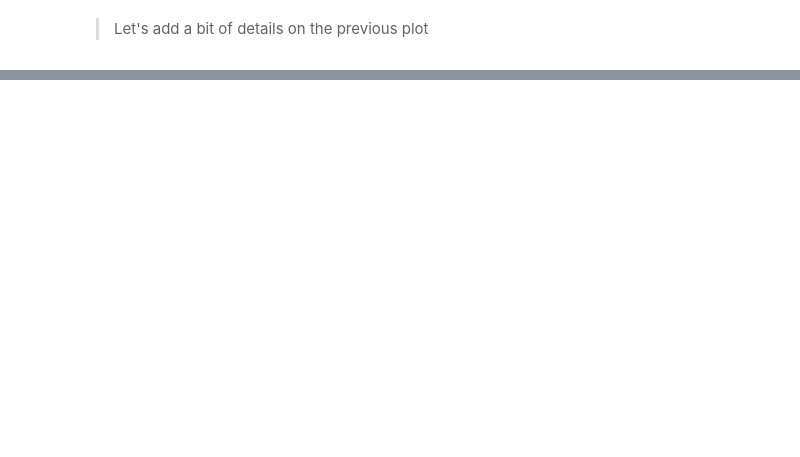
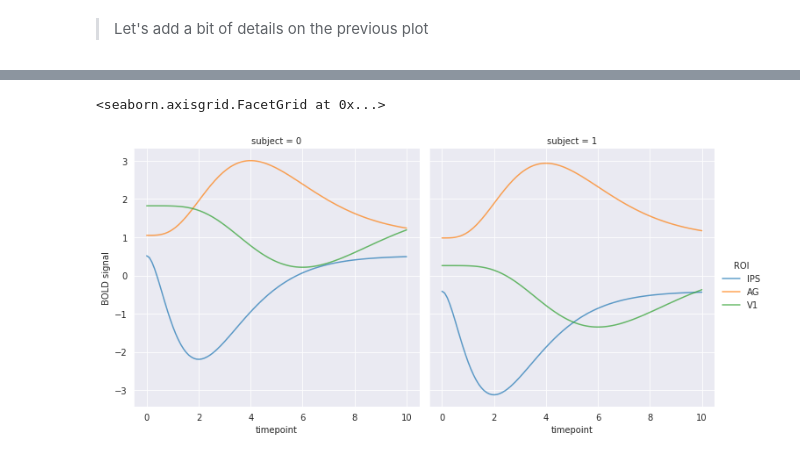
Before and after one commit to erikmagic/python-tutorials, a Jupyter notebook: seaborn/seaborn_en.ipynb, the cells around one changed output, grey strips where cells are left out. Drawn from its saved outputs; the diff is of its cells as text; code cells hidden in the pictures; blank space fills up the shorter version.

```diff
--- a/seaborn/seaborn_en.ipynb
+++ b/seaborn/seaborn_en.ipynb
@@ -120,0 +133,6 @@ g
+# %%
+# trying a different plotting function
+plot_simple_facet(sns.lineplot)
+# %% [output]
+<seaborn.axisgrid.FacetGrid at 0x...>
+[figure, added]
```
Also changed, not shown: parts of 13 cells of this notebook.
